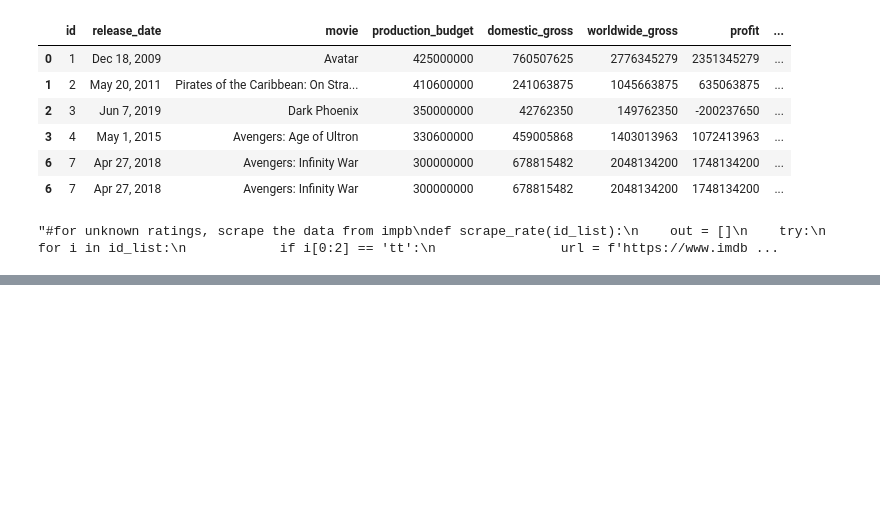
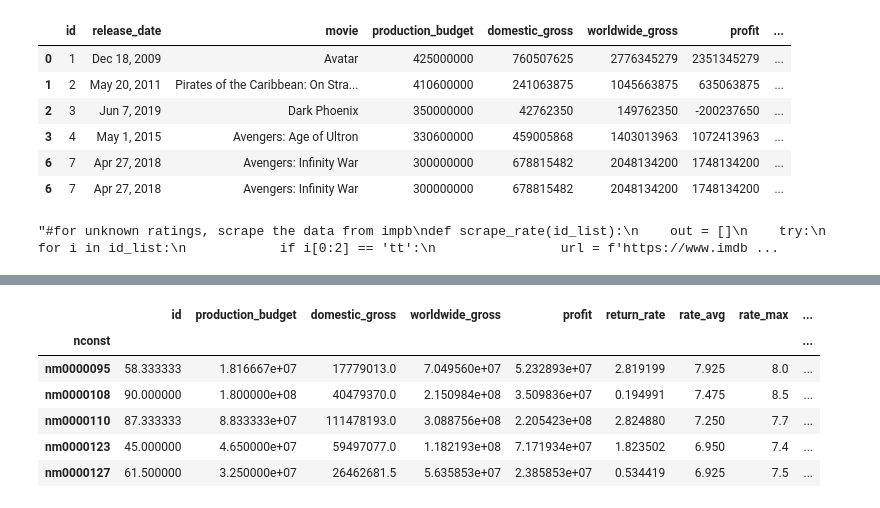
Before and after one commit to camdeman/MMA, a Jupyter notebook: Project_One.ipynb, the cells around one changed output, grey strips where cells are left out. Drawn from its saved outputs; the diff is of its cells as text; code cells hidden in the pictures; blank space fills up the shorter version.

```diff
--- a/Project_One.ipynb
+++ b/Project_One.ipynb
@@ -277,0 +517,12 @@ df['known_ratings'] = df['known_ratings'].apply(scrape_rate)
+# %%
+#group by director
+df_grouped = df.groupby(by=['nconst']).mean()
+df_grouped.head()
+# %% [output]
+|  | id | production_budget | domestic_gross | worldwide_gross | profit | return_rate | rate_avg | rate_max | ... |
+| nconst |  |  |  |  |  |  |  |  | ... |
+| nm0000095 | 58.333333 | 1.816667e+07 | 17779013.0 | 7.049560e+07 | 5.232893e+07 | 2.819199 | 7.925 | 8.0 | ... |
+| nm0000108 | 90.000000 | 1.800000e+08 | 40479370.0 | 2.150984e+08 | 3.509836e+07 | 0.194991 | 7.475 | 8.5 | ... |
+| nm0000110 | 87.333333 | 8.833333e+07 | 111478193.0 | 3.088756e+08 | 2.205423e+08 | 2.824880 | 7.250 | 7.7 | ... |
+| nm0000123 | 45.000000 | 4.650000e+07 | 59497077.0 | 1.182193e+08 | 7.171934e+07 | 1.823502 | 6.950 | 7.4 | ... |
+| nm0000127 | 61.500000 | 3.250000e+07 | 26462681.5 | 5.635853e+07 | 2.385853e+07 | 0.534419 | 6.925 | 7.5 | ... |
```
Also changed, not shown: parts of 18 cells of this notebook, 3 other files.
